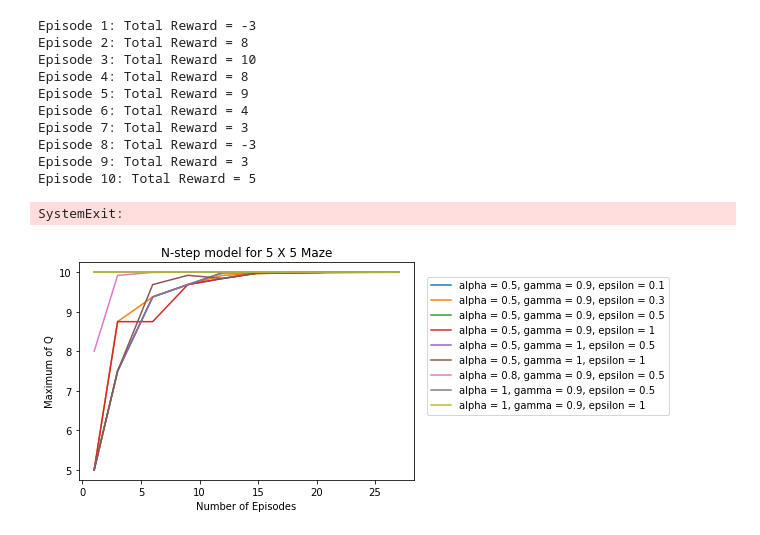
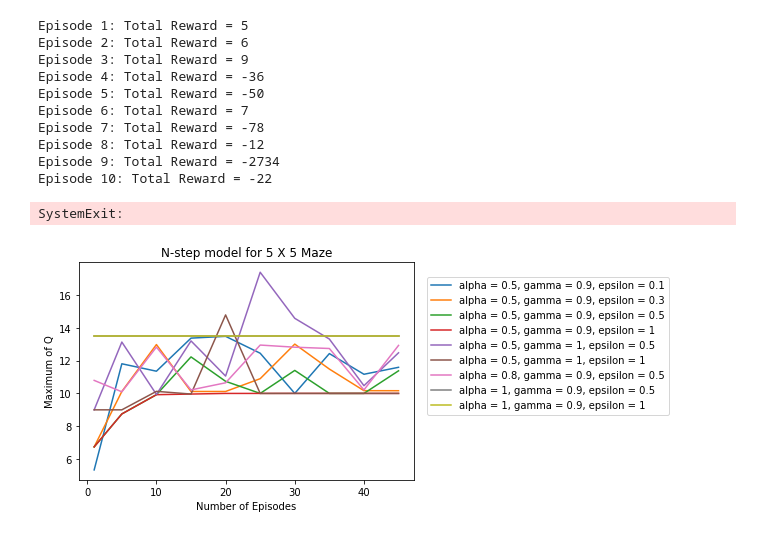
Before and after one commit to AditiRupade/Learning-shortcuts-in-chemical-space-using-Reinforcement-Learning, a Jupyter notebook: n-step_TD_Learning_Model_for_maze.ipynb, the cells around one changed output. Drawn from its saved outputs; the diff is of its cells as text; code cells hidden in the pictures.

Commit message:
fix n-step code

```diff
--- a/n-step_TD_Learning_Model_for_maze.ipynb
+++ b/n-step_TD_Learning_Model_for_maze.ipynb
@@ -48,3 +43,23 @@ def update_q_value(state, action, reward, next_state, next_action, alpha, gamma)
+# %%
+def update_q_value_n_step(state_n, action_n, G, alpha):
+    old_q_value = Q[state_n[0], state_n[1], actions.index(action_n)]
+    new_q_value = old_q_value + alpha * (G - old_q_value)
+    Q[state_n[0], state_n[1], actions.index(action_n)] = new_q_value
+# %%
+def calculate_n_step_return(transitions, gamma, n_steps):
+    n = len(transitions)
+    G = 0
+
+    for i in range(n):
+        if i + n_steps < n:
+            G += transitions[i][2] * (gamma ** i)
+        else:
+            G += transitions[i][2] * (gamma ** i)
+
+    if n >= n_steps:
+        G += (gamma ** n_steps) * transitions[n_steps - 1][2]
+
+    return G
 # %%
 #Define the colors to use
 BLACK = (0, 0, 0)
@@ -137,7 +168,7 @@ maze, goal_state = create_maze(dim=5, num_of_walls=10)
 Q = np.zeros((maze.shape[0], maze.shape[1], 4))
 
 for i in range(100):
-    total_reward = run_episode_n_td(alpha, gamma, epsilon)
+    total_reward = run_episode_n_td(alpha, gamma, epsilon, 3)
 
     # Print the total reward for the episode
     print(f"Episode {i+1}: Total Reward = {total_reward}")
@@ -174,7 +205,7 @@ clock = pygame.time.Clock()
 
 # Test the agent for the specified number of episodes
 for i in range(10):
-    total_reward = run_episode_n_td(alpha, gamma, epsilon, training=False)
+    total_reward = run_episode_n_td(alpha, gamma, epsilon, 3, training=False)
 
     # Print the total reward for the episode
     print(f"Episode {i+1}: Total Reward = {total_reward}")
@@ -192,51 +223,51 @@ while True:
             pygame.quit()
             sys.exit()
 # %% [output]
-Episode 1: Total Reward = -3
-Episode 2: Total Reward = 8
-Episode 3: Total Reward = 10
-Episode 4: Total Reward = 8
-Episode 5: Total Reward = 9
-Episode 6: Total Reward = 4
-Episode 7: Total Reward = 3
-Episode 8: Total Reward = -3
-Episode 9: Total Reward = 3
-Episode 10: Total Reward = 5
+Episode 1: Total Reward = 5
+Episode 2: Total Reward = 6
+Episode 3: Total Reward = 9
+Episode 4: Total Reward = -36
+Episode 5: Total Reward = -50
+Episode 6: Total Reward = 7
+Episode 7: Total Reward = -78
+Episode 8: Total Reward = -12
+Episode 9: Total Reward = -2734
+Episode 10: Total Reward = -22
 SystemExit:
 # %%
 #For 5X5 maze
 
 maze, goal_state = create_maze(5,10)
 
-num_of_episodes = np.arange(0,30,3)
+num_of_episodes = np.arange(0,50,5)
 num_of_episodes[0] = 1
 max_Q = np.zeros(len(num_of_episodes), dtype=float)
 
 alpha = [0.5,0.5,0.5,0.5,0.5,0.5,0.8,1,1]
 gamma = [0.9,0.9,0.9,0.9,1,1,0.9,0.9,0.9]
 epsilon = [0.1,0.3,0.5,1,0.5,1,0.5,0.5,1]
 
 plt.figure()
 for m in range(len(alpha)):
     for i in range(len(num_of_episodes)):
         # Initialize the Q-matrix with zeros
         Q = np.zeros((maze.shape[0], maze.shape[1], 4))
 
         # Train the agent for the specified number of episodes
         for j in range(num_of_episodes[i]):
-            _ = run_episode_n_td(alpha[m], gamma[m], epsilon[m], training=True)
+            _ = run_episode_n_td(alpha[m], gamma[m], epsilon[m], 3, training=True)
 
         #Get maximum value of Q
         max_Q[i] = Q.max()
     plt.plot(num_of_episodes, max_Q, label = 'alpha = {}, gamma = {}, epsilon = {}'.format(alpha[m], gamma[m], epsilon[m]))
 
 plt.legend(loc=(1.04,0.3))
 plt.title('N-step model for 5 X 5 Maze')
 plt.xlabel('Number of Episodes')
 plt.ylabel('Maximum of Q')
 plt.show()
 # %% [output]
-[figure, old version]
+[figure, new version]
 # %%
 #For 10X10 maze
 dim=10
```
Also changed, not shown: parts of 6 cells of this notebook, 1 other file.
